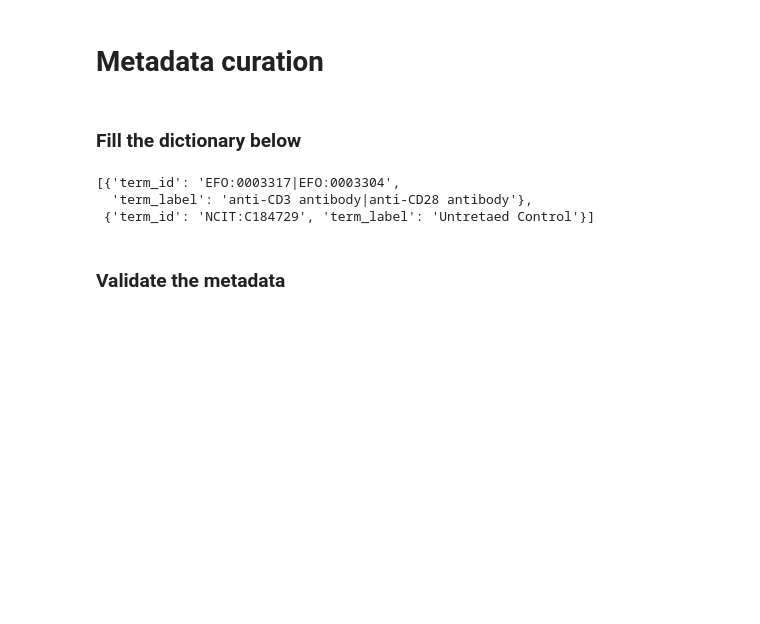
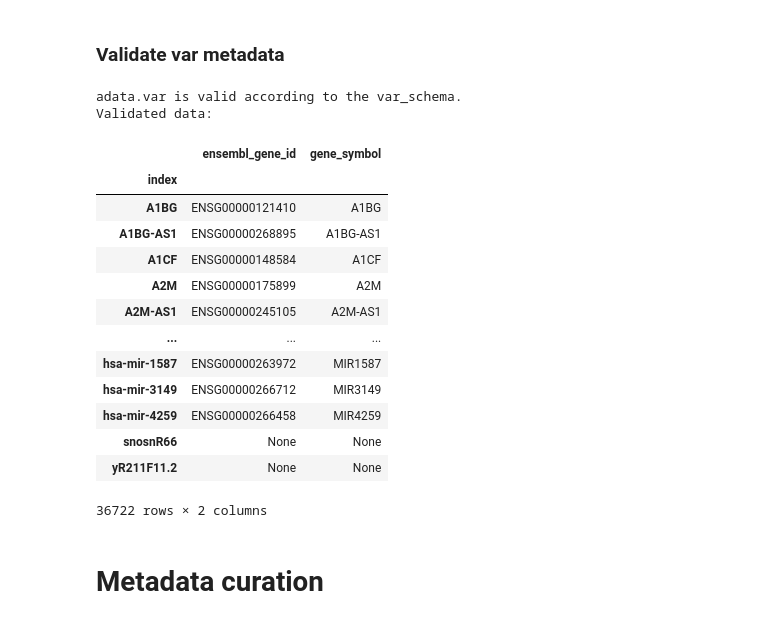
Before and after one commit to EMBL-EBI-ABC/PerturbationCatalogue, a Jupyter notebook: data_exploration/Perturbseq/curation_notebooks/datlinger_2017.ipynb, the cells around one changed output. Saved outputs shown, nothing was run; the diff lists cells and outputs as text; code cells hidden in the pictures; blank space fills up the shorter version.

```diff
--- a/data_exploration/Perturbseq/curation_notebooks/datlinger_2017.ipynb
+++ b/data_exploration/Perturbseq/curation_notebooks/datlinger_2017.ipynb
@@ -423,0 +15,8 @@ AnnData object with n_obs × n_vars = 5905 × 36722
+# %%
+cur_data = CuratedDataset(
+    obs_schema=ObsSchema,
+    var_schema=VarSchema,
+    exp_metadata_schema=Experiment,
+    data_source_link = "https://zenodo.org/records/13350497/files/DatlingerBock2017.h5ad",
+    noncurated_path = "../non_curated/h5ad/datlinger_2017.h5ad"
+)
@@ -423,0 +25,5 @@ AnnData object with n_obs × n_vars = 5905 × 36722
+# %%
+cur_data.download_data()
+cur_data.load_data()
+# show the data
+cur_data.show_obs()
@@ -424,10 +516,23 @@ AnnData object with n_obs × n_vars = 5905 × 36722
+# %% [markdown]
+### Validate var metadata
+# %%
+cur_data.validate_data(slot='var')
+# %% [output]
+adata.var is valid according to the var_schema.
+Validated data:
+|  | ensembl_gene_id | gene_symbol |
+| index |  |  |
+| A1BG | ENSG00000121410 | A1BG |
+| A1BG-AS1 | ENSG00000268895 | A1BG-AS1 |
+| A1CF | ENSG00000148584 | A1CF |
+| A2M | ENSG00000175899 | A2M |
+| A2M-AS1 | ENSG00000245105 | A2M-AS1 |
+| ... | ... | ... |
+| hsa-mir-1587 | ENSG00000263972 | MIR1587 |
+| hsa-mir-3149 | ENSG00000266712 | MIR3149 |
+| hsa-mir-4259 | ENSG00000266458 | MIR4259 |
+| snosnR66 | None | None |
+| yR211F11.2 | None | None |
+36722 rows × 2 columns
 # %% [markdown]
 # Metadata curation
-# %% [markdown]
-### Fill the dictionary below
-# %%
-get_dict_vals("treatment_id", "treatment_label", adata)
-# %% [output]
-[{'term_id': 'EFO:0003317|EFO:0003304',
-  'term_label': 'anti-CD3 antibody|anti-CD28 antibody'},
- {'term_id': 'NCIT:C184729', 'term_label': 'Untretaed Control'}]
@@ -592,2 +538,0 @@ metadata = {
-# %% [markdown]
-### Validate the metadata
```
Also changed, not shown: parts of 133 cells of this notebook, 3 other files.
